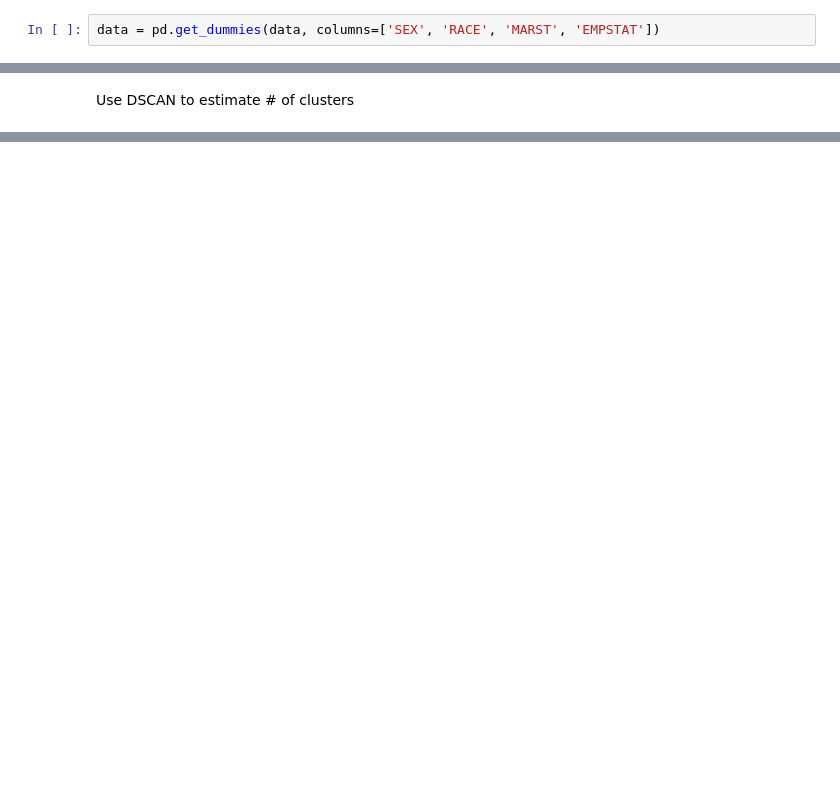
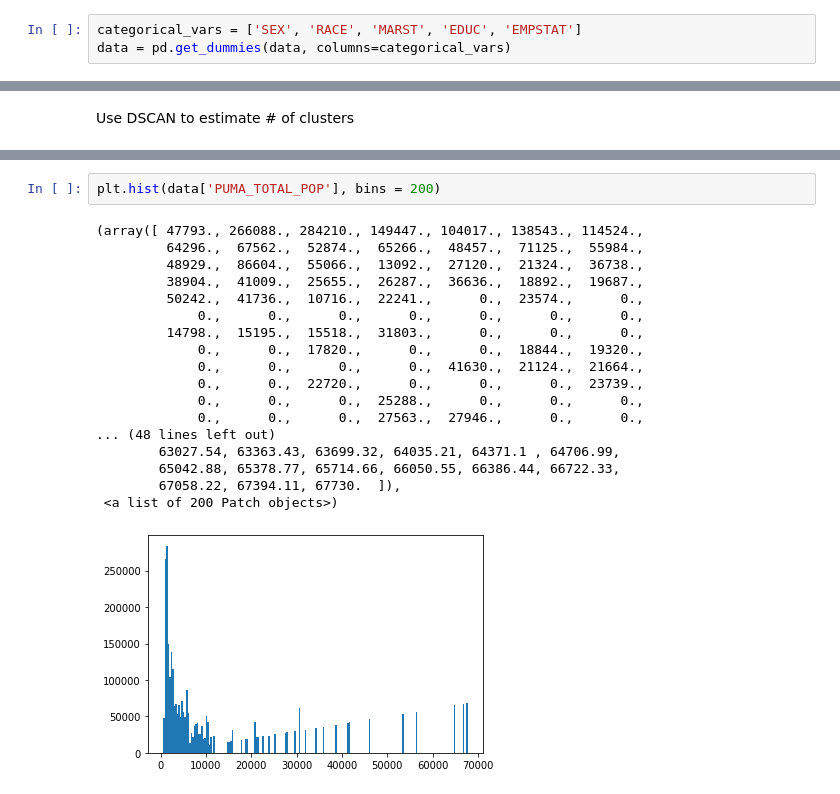
Before and after one commit to atran39/ModalAmerican, a Jupyter notebook: modal_american.ipynb, the cells around one changed output, grey strips where cells are left out. Cells and saved outputs as stored; diff of their text form; blank space fills up the shorter version.

```diff
--- a/modal_american.ipynb
+++ b/modal_american.ipynb
@@ -22,7 +32,8 @@ puma_total_counts_df = data['PUMA'].value_counts()
 data['PUMA_TOTAL_POP'] = data['PUMA'].map(puma_total_counts_df)
 # %% [markdown]
 Perform one-hot encoding on categorical data (sex, race/ethnicity, neighborhood type, marital status, education, employment status), extract relevant columns for clustering
-# %%
-data = pd.get_dummies(data, columns=['SEX', 'RACE', 'MARST', 'EMPSTAT'])
+# %%
+categorical_vars = ['SEX', 'RACE', 'MARST', 'EDUC', 'EMPSTAT']
+data = pd.get_dummies(data, columns=categorical_vars)
 # %%
 data.columns
@@ -100,0 +183,21 @@ data
+# %%
+plt.hist(data['PUMA_TOTAL_POP'], bins = 200)
+# %% [output]
+(array([ 47793., 266088., 284210., 149447., 104017., 138543., 114524.,
+         64296.,  67562.,  52874.,  65266.,  48457.,  71125.,  55984.,
+         48929.,  86604.,  55066.,  13092.,  27120.,  21324.,  36738.,
+         38904.,  41009.,  25655.,  26287.,  36636.,  18892.,  19687.,
+         50242.,  41736.,  10716.,  22241.,      0.,  23574.,      0.,
+             0.,      0.,      0.,      0.,      0.,      0.,      0.,
+         14798.,  15195.,  15518.,  31803.,      0.,      0.,      0.,
+             0.,      0.,  17820.,      0.,      0.,  18844.,  19320.,
+             0.,      0.,      0.,      0.,  41630.,  21124.,  21664.,
+             0.,      0.,  22720.,      0.,      0.,      0.,  23739.,
+             0.,      0.,      0.,  25288.,      0.,      0.,      0.,
+             0.,      0.,      0.,  27563.,  27946.,      0.,      0.,
+... (48 lines left out)
+        63027.54, 63363.43, 63699.32, 64035.21, 64371.1 , 64706.99,
+        65042.88, 65378.77, 65714.66, 66050.55, 66386.44, 66722.33,
+        67058.22, 67394.11, 67730.  ]),
+ <a list of 200 Patch objects>)
+[figure, added]
```
Also changed, not shown: parts of 21 cells of this notebook.
